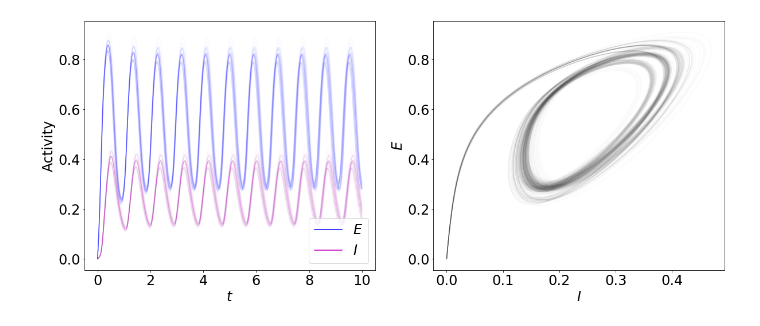
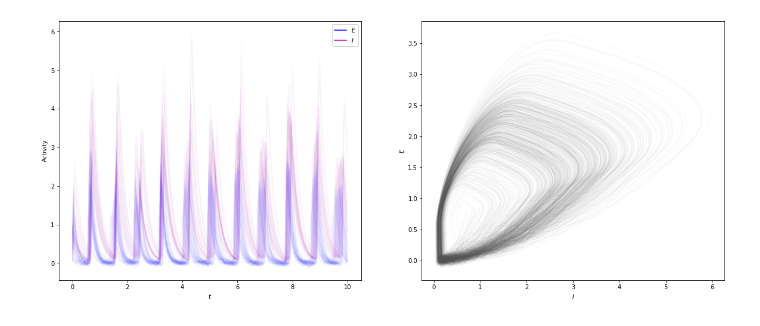
Before and after one commit to shawsa/CSCI_5352_Networks_Project, a Jupyter notebook: prototype.ipynb, the cells around one changed output. Cells and saved outputs as stored; diff of their text form; code cells hidden in the pictures.

```diff
--- a/prototype.ipynb
+++ b/prototype.ipynb
@@ -17,2 +19,9 @@ network = Wilson_Cowan_system(A=A)
+# %%
+N = 50
+wcn = nazemi_jamali_network(N)
+θE = -1
+θI = 8
+wcn.excitatory_firing_rate = lambda x: relu(x - θE)
+wcn.inhibitory_firing_rate = lambda x: relu(x - θI)
 # %%
-ts, Es, Is = network.simulate(10)
+ts, Es, Is = wcn.simulate(10, Δt = 1e-3)
@@ -23,19 +28,19 @@ network.show_network()
 # %%
 plt.figure(figsize=(20, 8))
 plt.subplot(1, 2, 1)
-plt.plot(ts, Es, 'b-', alpha=1/network.N)
+plt.plot(ts, Es, 'b-', alpha=1/N)
 plt.plot([], [], 'b-', label='$E$')
-plt.plot(ts, Is, 'm-', alpha=1/network.N)
+plt.plot(ts, Is, 'm-', alpha=1/N)
 plt.plot([], [], 'm-', label='$I$')
 plt.xlabel('$t$')
 plt.ylabel('Activity')
-plt.legend()
+plt.legend(loc='upper right')
 
 plt.subplot(1, 2, 2)
-plt.plot(Is, Es, 'k', alpha=1/network.N)
+plt.plot(Is, Es, 'k', alpha=1/N)
 plt.xlabel('$I$')
 plt.ylabel('$E$')
 
 plt.show()
 # %% [output]
-[figure, old version]
+[figure, new version]
```
Also changed, not shown: parts of 5 cells of this notebook, 1 other file.
